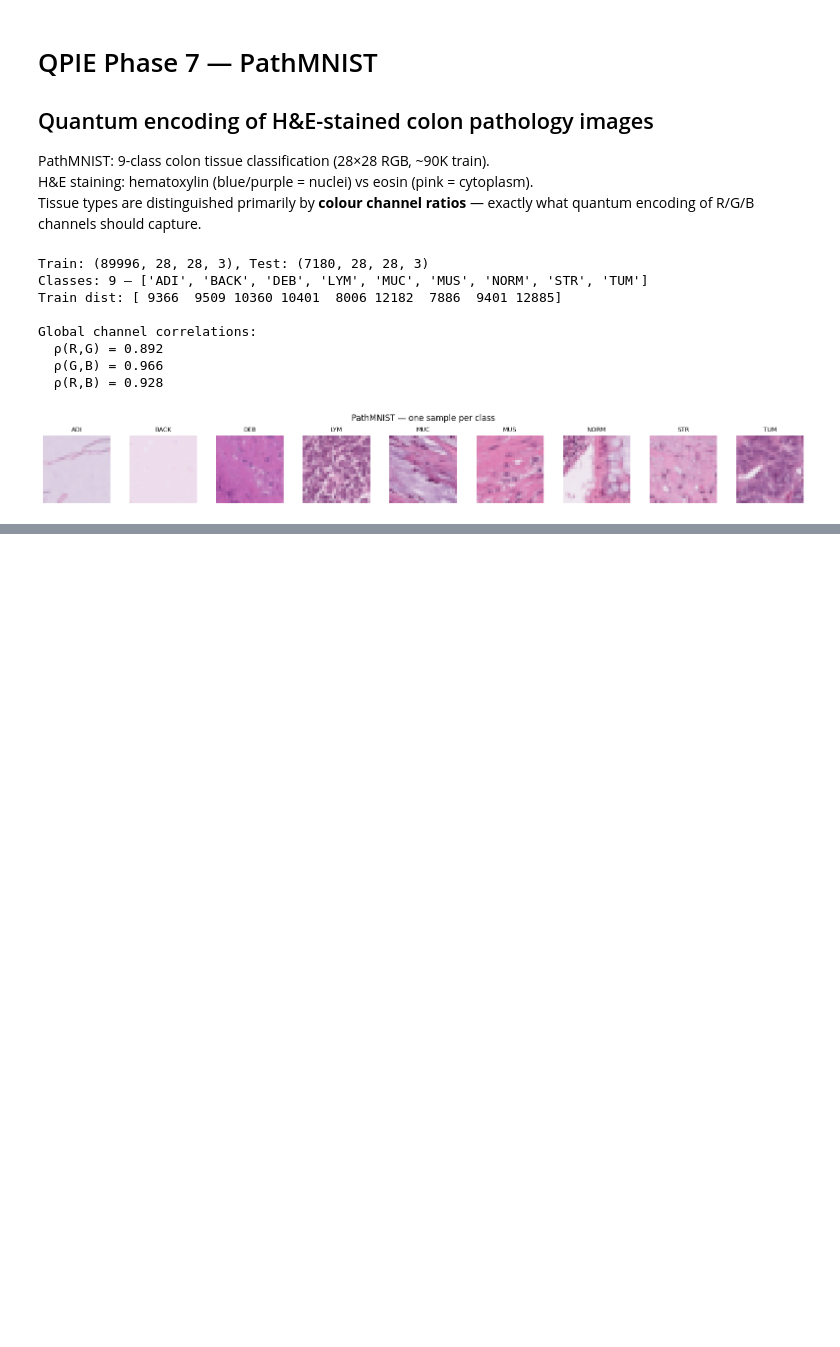
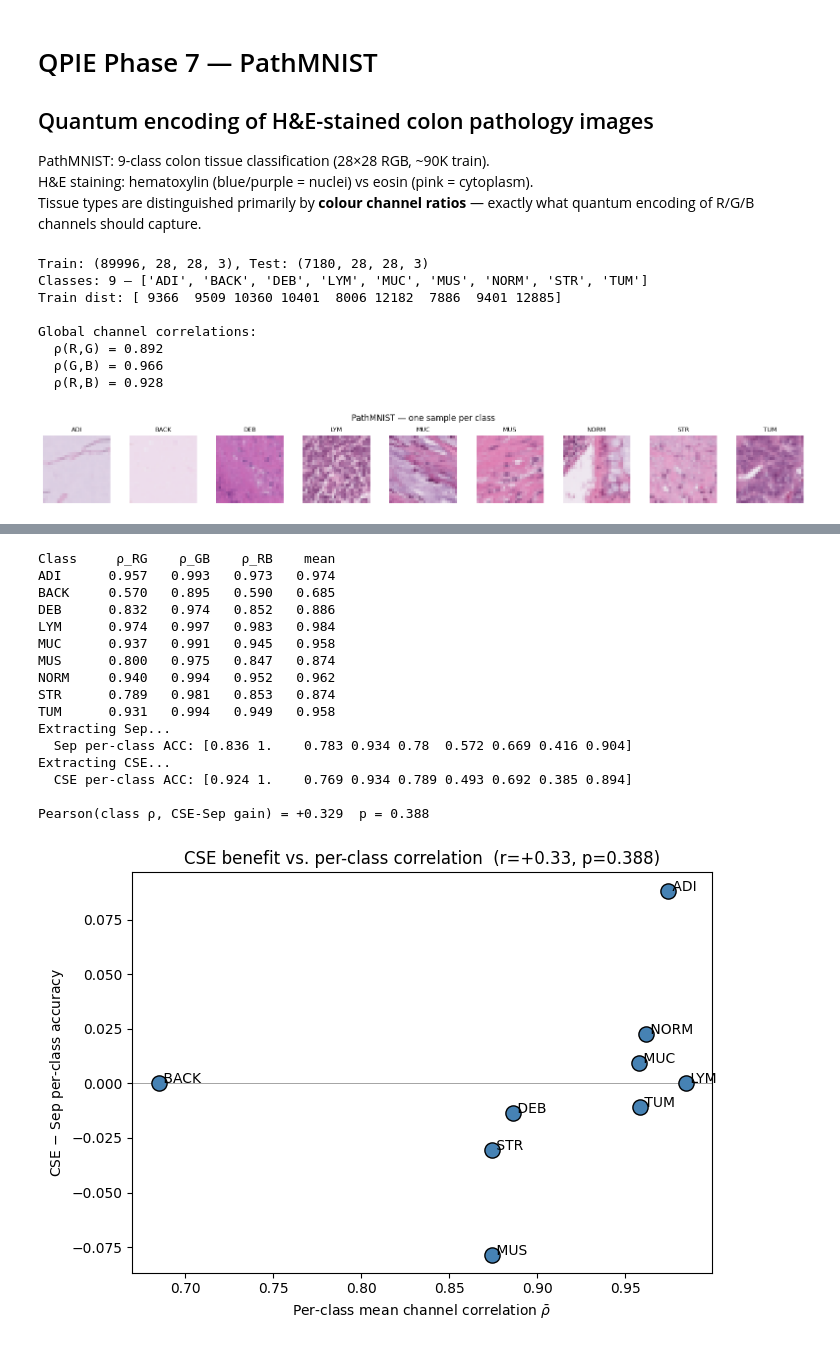
Before and after one commit to el-dAna/QIP, a Jupyter notebook: Phase7_PathMNIST.ipynb, the cells around one changed output, grey strips where cells are left out. Drawn from its saved outputs; the diff is of its cells as text; code cells hidden in the pictures; blank space fills up the shorter version.

Commit message:
Per-class correlation stratification

```diff
--- a/Phase7_PathMNIST.ipynb
+++ b/Phase7_PathMNIST.ipynb
@@ -443,2 +443,79 @@ plt.show()
+# %%
+# ==================================================================
+# Per-class correlation stratification
+# Tests hypothesis: CSE advantage over Sep scales with per-class channel ρ
+# ==================================================================
+from scipy.stats import pearsonr
+
+# 1. Per-image channel correlations (vectorised)
+px_tr = X_train.reshape(N_tr, NPIX, 3).astype(np.float64)
+cen = px_tr - px_tr.mean(1, keepdims=True)
+cov = np.einsum('npi,npj->nij', cen, cen) / (NPIX - 1)
+std = np.sqrt(np.diagonal(cov, axis1=1, axis2=2) + 1e-10)
+rho = cov / (std[:,:,None] * std[:,None,:] + 1e-10)
+rho_rg, rho_gb, rho_rb = rho[:,0,1], rho[:,1,2], rho[:,0,2]
+
+class_rho_triplet = np.zeros((n_classes, 3))
+class_rho = np.zeros(n_classes)
+print(f"{'Class':<6s} {'ρ_RG':>7s} {'ρ_GB':>7s} {'ρ_RB':>7s} {'mean':>7s}")
+for k in range(n_classes):
+    m = (y_train == k)
+    class_rho_triplet[k] = [rho_rg[m].mean(), rho_gb[m].mean(), rho_rb[m].mean()]
+    class_rho[k] = class_rho_triplet[k].mean()
+    print(f"{class_names[k]:<6s} {class_rho_triplet[k,0]:>7.3f} {class_rho_triplet[k,1]:>7.3f} {class_rho_triplet[k,2]:>7.3f} {class_rho[k]:>7.3f}")
+
+del px_tr, cen, cov, std, rho; gc.collect()
+
+# 2. Per-class accuracy for Sep and CSE (matched seeds, matched MLP)
+per_class_acc = {}
+for name, extract in [('Sep', lambda X: _ext_and_agg(X, _amps_sep, 3, True)),
+                      ('CSE', lambda X: _ext_cse_agg_vec(X, True))]:
+    print(f'Extracting {name}...')
+    Atr, Ate = extract(X_train), extract(X_test)
+    per_seed = np.zeros((N_SEEDS, n_classes))
+    for seed in range(N_SEEDS):
+        pred, _ = train_gpu(Atr, y_train, Ate, y_test, seed=seed)
+        for k in range(n_classes):
+            mk = (y_test == k)
+            per_seed[seed, k] = (pred[mk] == k).mean()
+    per_class_acc[name] = per_seed.mean(0)
+    print(f'  {name} per-class ACC: {np.round(per_class_acc[name], 3)}')
+    del Atr, Ate; gc.collect()
+
+gains = per_class_acc['CSE'] - per_class_acc['Sep']
+r, p = pearsonr(class_rho, gains)
+print(f"\nPearson(class ρ, CSE-Sep gain) = {r:+.3f}  p = {p:.3f}")
+
+# 3. Plot
+fig, ax = plt.subplots(figsize=(7, 5))
+ax.scatter(class_rho, gains, s=120, color='steelblue', edgecolors='black', zorder=3)
+for i, n in enumerate(class_names):
+    ax.annotate(f' {n}', (class_rho[i], gains[i]), fontsize=10)
+ax.axhline(0, color='gray', lw=0.5)
+ax.set_xlabel('Per-class mean channel correlation $\\bar\\rho$')
+ax.set_ylabel('CSE $-$ Sep per-class accuracy')
+ax.set_title(f'CSE benefit vs. per-class correlation  (r={r:+.2f}, p={p:.3f})')
+plt.tight_layout()
+plt.savefig('paper/figures/fig_stratification.png', dpi=150, bbox_inches='tight')
+plt.savefig('paper/figures/fig_stratification.pdf', bbox_inches='tight')
+plt.show()
+# %% [output]
+Class     ρ_RG    ρ_GB    ρ_RB    mean
+ADI      0.957   0.993   0.973   0.974
+BACK     0.570   0.895   0.590   0.685
+DEB      0.832   0.974   0.852   0.886
+LYM      0.974   0.997   0.983   0.984
+MUC      0.937   0.991   0.945   0.958
+MUS      0.800   0.975   0.847   0.874
+NORM     0.940   0.994   0.952   0.962
+STR      0.789   0.981   0.853   0.874
+TUM      0.931   0.994   0.949   0.958
+Extracting Sep...
+  Sep per-class ACC: [0.836 1.    0.783 0.934 0.78  0.572 0.669 0.416 0.904]
+Extracting CSE...
+  CSE per-class ACC: [0.924 1.    0.769 0.934 0.789 0.493 0.692 0.385 0.894]
+
+Pearson(class ρ, CSE-Sep gain) = +0.329  p = 0.388
+[figure, added]
 # %%
 !brew install --cask mactex
```
Also changed, not shown: parts of 2 cells of this notebook, 4 other files.
